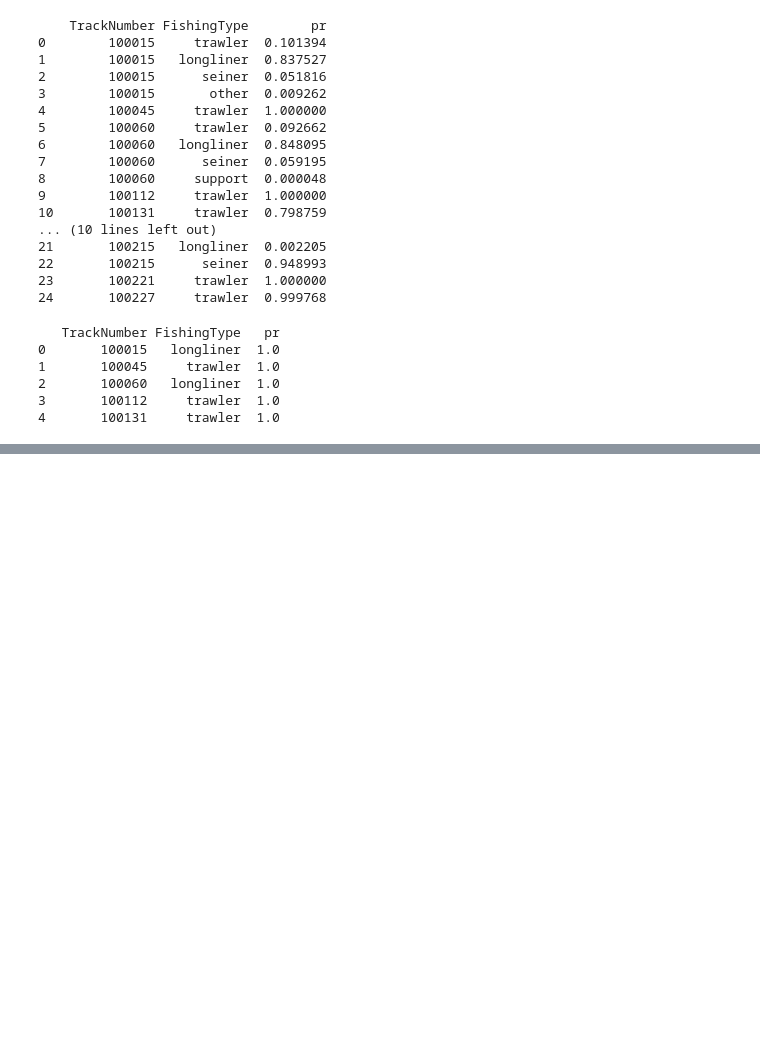
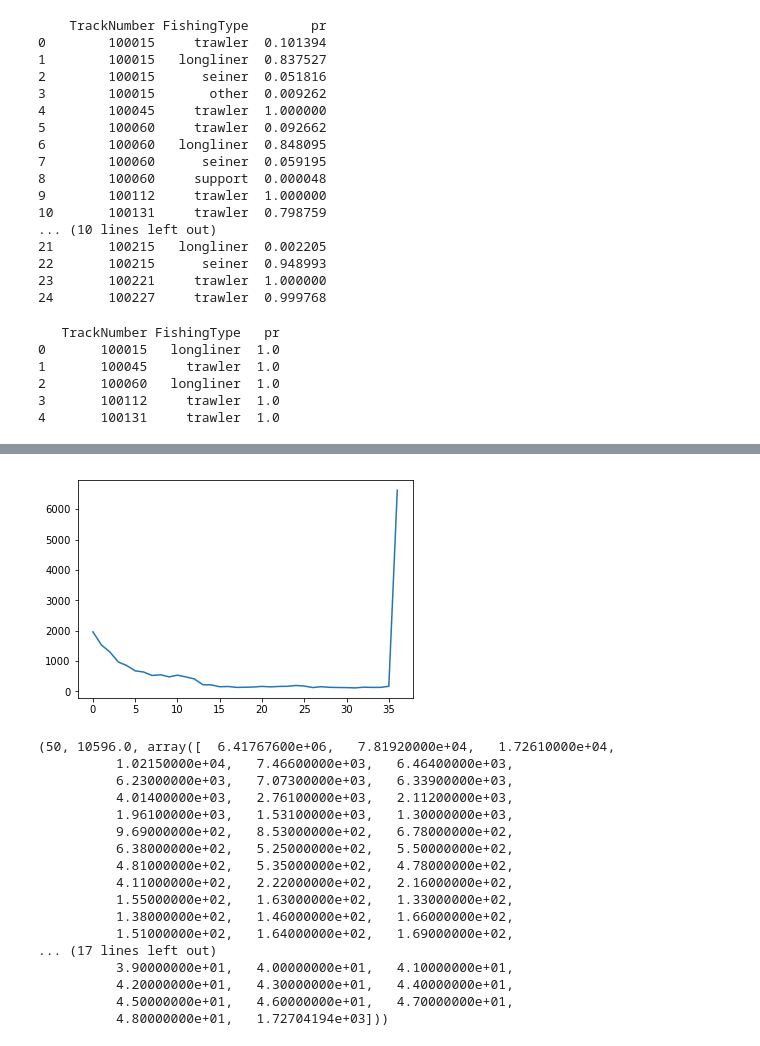
Before and after one commit to SorokinV/TopCoder-2017-08-FishMen2, a Jupyter notebook: Jupyter-NET/Fish-Exp-01-XGB.ipynb, the cells around one changed output, grey strips where cells are left out. Cells and saved outputs as stored; diff of their text form; code cells hidden in the pictures; blank space fills up the shorter version.

```diff
--- a/Jupyter-NET/Fish-Exp-01-XGB.ipynb
+++ b/Jupyter-NET/Fish-Exp-01-XGB.ipynb
@@ -763,0 +966,22 @@ print(test_r[['TrackNumber','FishingType','pr']].head())
+# %%
+plt.plot(hh[12:]); plt.show()
+len(bb), hh[24:].sum(), hh, bb
+# %% [output]
+[figure, added]
+(50, 10596.0, array([  6.41767600e+06,   7.81920000e+04,   1.72610000e+04,
+          1.02150000e+04,   7.46600000e+03,   6.46400000e+03,
+          6.23000000e+03,   7.07300000e+03,   6.33900000e+03,
+          4.01400000e+03,   2.76100000e+03,   2.11200000e+03,
+          1.96100000e+03,   1.53100000e+03,   1.30000000e+03,
+          9.69000000e+02,   8.53000000e+02,   6.78000000e+02,
+          6.38000000e+02,   5.25000000e+02,   5.50000000e+02,
+          4.81000000e+02,   5.35000000e+02,   4.78000000e+02,
+          4.11000000e+02,   2.22000000e+02,   2.16000000e+02,
+          1.55000000e+02,   1.63000000e+02,   1.33000000e+02,
+          1.38000000e+02,   1.46000000e+02,   1.66000000e+02,
+          1.51000000e+02,   1.64000000e+02,   1.69000000e+02,
+... (17 lines left out)
+          3.90000000e+01,   4.00000000e+01,   4.10000000e+01,
+          4.20000000e+01,   4.30000000e+01,   4.40000000e+01,
+          4.50000000e+01,   4.60000000e+01,   4.70000000e+01,
+          4.80000000e+01,   1.72704194e+03]))
```
Also changed, not shown: parts of 48 cells of this notebook, 1 other file.
